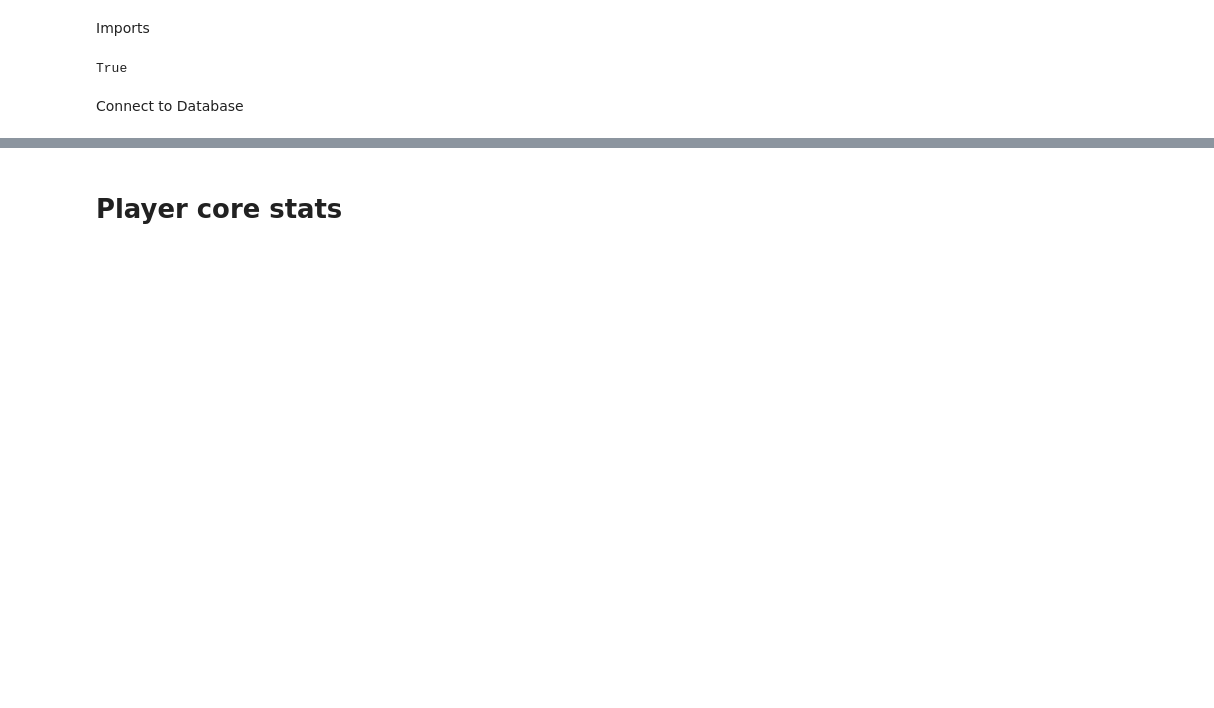
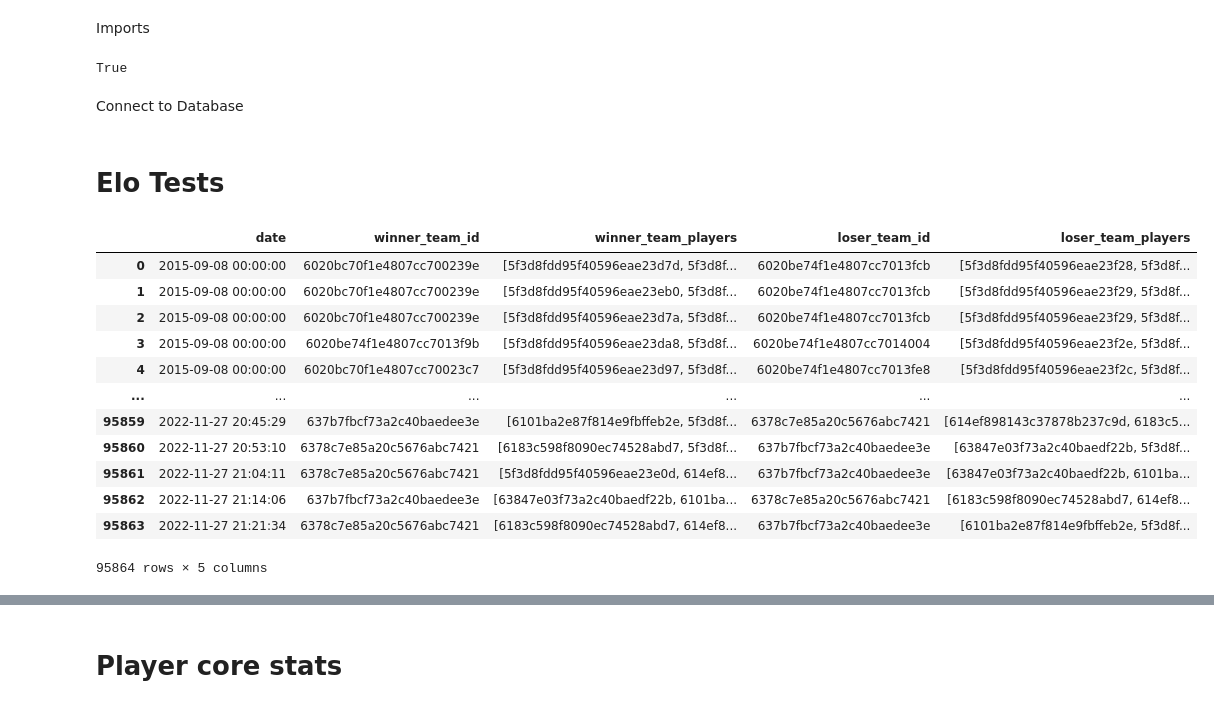
Before and after one commit to tlahuib/rlcs_team_creator, a Jupyter notebook: data_exploration/exploration.ipynb, the cells around one changed output, grey strips where cells are left out. Cells and saved outputs as stored; diff of their text form; code cells hidden in the pictures; blank space fills up the shorter version.

```diff
--- a/data_exploration/exploration.ipynb
+++ b/data_exploration/exploration.ipynb
@@ -17,3 +19,5 @@ Connect to Database
 # %%
 # DB connection
 cnx = db.create_engine(f"postgresql://{getenv('USER')}:{getenv('PASS')}@{getenv('HOST')}:{getenv('PORT')}/{getenv('DB')}")
+# %% [markdown]
+# Elo Tests
@@ -19,0 +30,21 @@ cnx = db.create_engine(f"postgresql://{getenv('USER')}:{getenv('PASS')}@{getenv(
+# %%
+# Extract game history
+with open('queries/elo_pre_query.sql') as f:
+    sql = f.read()
+
+df = pd.read_sql(sql, cnx, parse_dates=['date'])
+df
+# %% [output]
+|  | date | winner_team_id | winner_team_players | loser_team_id | loser_team_players |
+| 0 | 2015-09-08 00:00:00 | 6020bc70f1e4807cc700239e | [5f3d8fdd95f40596eae23d7d, 5f3d8f... | 6020be74f1e4807cc7013fcb | [5f3d8fdd95f40596eae23f28, 5f3d8f... |
+| 1 | 2015-09-08 00:00:00 | 6020bc70f1e4807cc700239e | [5f3d8fdd95f40596eae23eb0, 5f3d8f... | 6020be74f1e4807cc7013fcb | [5f3d8fdd95f40596eae23f29, 5f3d8f... |
+| 2 | 2015-09-08 00:00:00 | 6020bc70f1e4807cc700239e | [5f3d8fdd95f40596eae23d7a, 5f3d8f... | 6020be74f1e4807cc7013fcb | [5f3d8fdd95f40596eae23f29, 5f3d8f... |
+| 3 | 2015-09-08 00:00:00 | 6020be74f1e4807cc7013f9b | [5f3d8fdd95f40596eae23da8, 5f3d8f... | 6020be74f1e4807cc7014004 | [5f3d8fdd95f40596eae23f2e, 5f3d8f... |
+| 4 | 2015-09-08 00:00:00 | 6020bc70f1e4807cc70023c7 | [5f3d8fdd95f40596eae23d97, 5f3d8f... | 6020be74f1e4807cc7013fe8 | [5f3d8fdd95f40596eae23f2c, 5f3d8f... |
+| ... | ... | ... | ... | ... | ... |
+| 95859 | 2022-11-27 20:45:29 | 637b7fbcf73a2c40baedee3e | [6101ba2e87f814e9fbffeb2e, 5f3d8f... | 6378c7e85a20c5676abc7421 | [614ef898143c37878b237c9d, 6183c5... |
+| 95860 | 2022-11-27 20:53:10 | 6378c7e85a20c5676abc7421 | [6183c598f8090ec74528abd7, 5f3d8f... | 637b7fbcf73a2c40baedee3e | [63847e03f73a2c40baedf22b, 5f3d8f... |
+| 95861 | 2022-11-27 21:04:11 | 6378c7e85a20c5676abc7421 | [5f3d8fdd95f40596eae23e0d, 614ef8... | 637b7fbcf73a2c40baedee3e | [63847e03f73a2c40baedf22b, 6101ba... |
+| 95862 | 2022-11-27 21:14:06 | 637b7fbcf73a2c40baedee3e | [63847e03f73a2c40baedf22b, 6101ba... | 6378c7e85a20c5676abc7421 | [6183c598f8090ec74528abd7, 614ef8... |
+| 95863 | 2022-11-27 21:21:34 | 6378c7e85a20c5676abc7421 | [6183c598f8090ec74528abd7, 614ef8... | 637b7fbcf73a2c40baedee3e | [6101ba2e87f814e9fbffeb2e, 5f3d8f... |
+95864 rows × 5 columns
```
Also changed, not shown: parts of 7 cells of this notebook, 1 other file.
